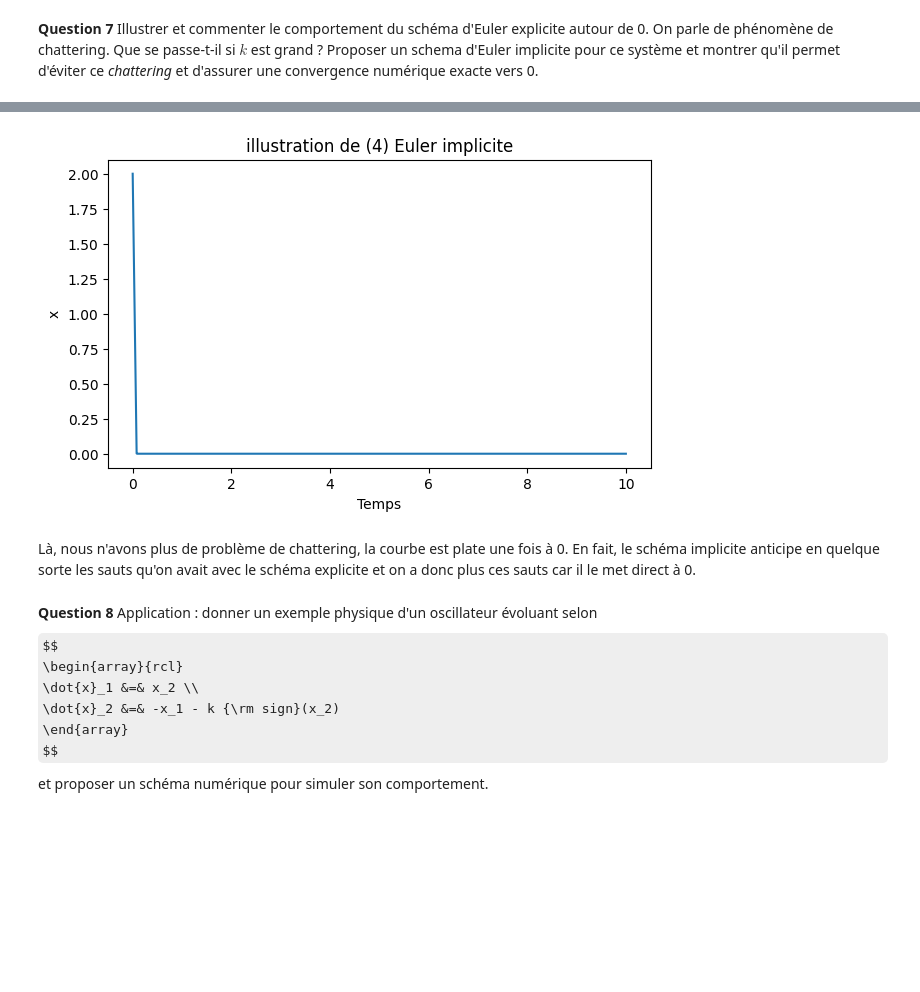
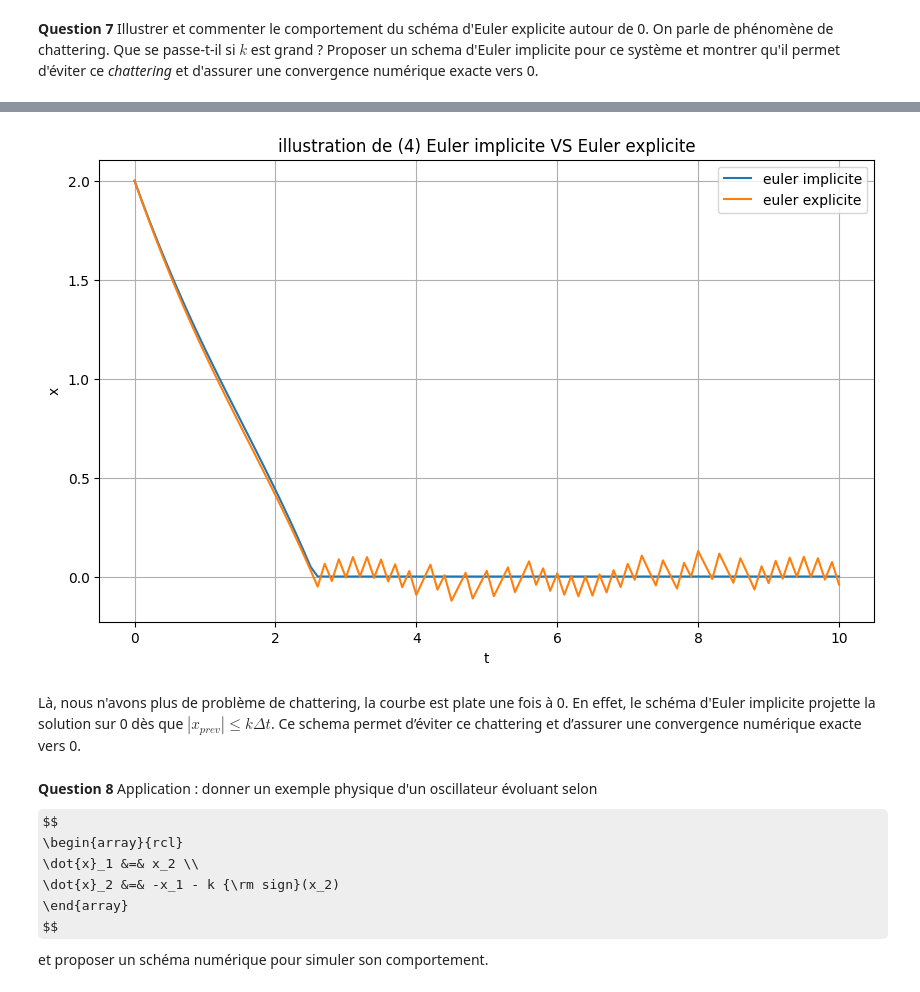
Before and after one commit to eleonoredt/projet_info_UE11, a Jupyter notebook: projet-2.ipynb, the cells around one changed output, grey strips where cells are left out. Drawn from its saved outputs; the diff is of its cells as text; code cells hidden in the pictures; some formulas as TeX source; blank space fills up the shorter version.

Commit message:
colin - ajout fin projet-2

```diff
--- a/projet-2.ipynb
+++ b/projet-2.ipynb
@@ -239,9 +254,15 @@ On voit très clairement une decroissance rapide vers 0. La solution semble atte
 # %%
 #on réutilise la fonction euler_explicite définie plus haut
-temps, solution = euler_explicit(f_perturbation, x0=2, t0=0, tf=10, dt=0.01)
-plt.plot(temps,solution)
-plt.title('illustration convergence entemps fini et robustesse de (4) Euler explicite')
+#on trace pour plusieurs valeurs de k
+plt.figure(figsize=(8,5))
+for k in [0.4, 2, 5]:
+    temps, solution = euler_explicit(f_perturbation, x0=2, t0=0, tf=10, dt=0.1)
+    plt.plot(temps,solution, label= f"Euler explicite k={k} ")
+
+plt.title('Chattering (4) Euler explicite')
 plt.xlabel('Temps')
 plt.ylabel('x')
+plt.legend()
+plt.grid()
 plt.show()
 # %% [output]
@@ -252,31 +281,39 @@ Maintenant si k est grand, pareil on voit des oscillations très régulieres aut
 # %%
 def euler_implicit_sliding(k, delta_func,x0,t0,tf,dt):
-    time = np.arange(t0, tf+dt, dt) # on crée le vecteur temps avec t0 temps initial, tf temps final et dt intervalle de temps
+    N = int((tf - t0) / dt) + 1
+    time = np.linspace(t0, tf, N) # on crée le vecteur temps avec t0 temps initial, tf temps final et dt intervalle de temps
     time[0]=t0
-    N = len(t)
     sol = np.zeros(N) # on fait une liste de 0 pour la solution, cas x appartient à R peut etre faire si un vecteur...
     sol[0] = x0 #on initialise
     for j in range (N-1):
         # 1. On prédit la valeur sans la commande discontinue
-        x_pred = sol[j] + dt * delta_func(time[j+1])
+        x_prev = sol[j] + dt * delta_func(time[j+1])
 
         # 2. Logique implicite pour le signe (Projection)
-        if abs(x_pred) <= dt * k:
+        if abs(x_prev) <= dt * k:
             sol[j+1] = 0  # Convergence exacte vers 0 !
         else:
-            sol[j+1] = x_pred - dt * k * np.sign(x_pred)
+            sol[j+1] = x_prev - dt * k * np.sign(x_prev)
     return time, sol
 # %%
-temps_impl, solution_impl = euler_implicit_sliding(25,delta, x0=2, t0=0, tf=10, dt=0.01)
-plt.plot(temps_impl,solution_impl)
-plt.title('illustration de (4) Euler implicite')
-plt.xlabel('Temps')
+
+temps_impl, solution_impl = euler_implicit_sliding(k,delta, x0=2, t0=0, tf=10, dt=0.1)
+temps, solution = euler_explicit(f_perturbation, x0=2, t0=0, tf=10, dt=0.1)
+plt.figure(figsize=(10,6))
+plt.plot(temps_impl,solution_impl, label = 'euler implicite')
+plt.plot(temps,solution, label = 'euler explicite')
+plt.plot
+plt.title('illustration de (4) Euler implicite VS Euler explicite')
+plt.xlabel('t')
 plt.ylabel('x')
+plt.legend()
+plt.grid()
 plt.show()
 # %% [output]
-[figure, old version]
+[figure, new version]
 # %% [markdown]
-Là, nous n'avons plus de problème de chattering, la courbe est plate une fois à 0. En fait, le schéma implicite anticipe en quelque sorte les sauts qu'on avait avec le schéma explicite et on a donc plus ces sauts car il le met direct à 0.
+Là, nous n'avons plus de problème de chattering, la courbe est plate une fois à 0. En effet, le schéma d'Euler implicite projette la solution sur 0 dès que $|x_{prev}| \leq k\Delta t$.
+Ce schema permet d’éviter ce chattering et d’assurer une convergence numérique exacte vers 0.
 # %% [markdown]
 **Question 8** Application : donner un exemple physique d'un oscillateur évoluant selon
 $$
```
Also changed, not shown: parts of 12 cells of this notebook.
